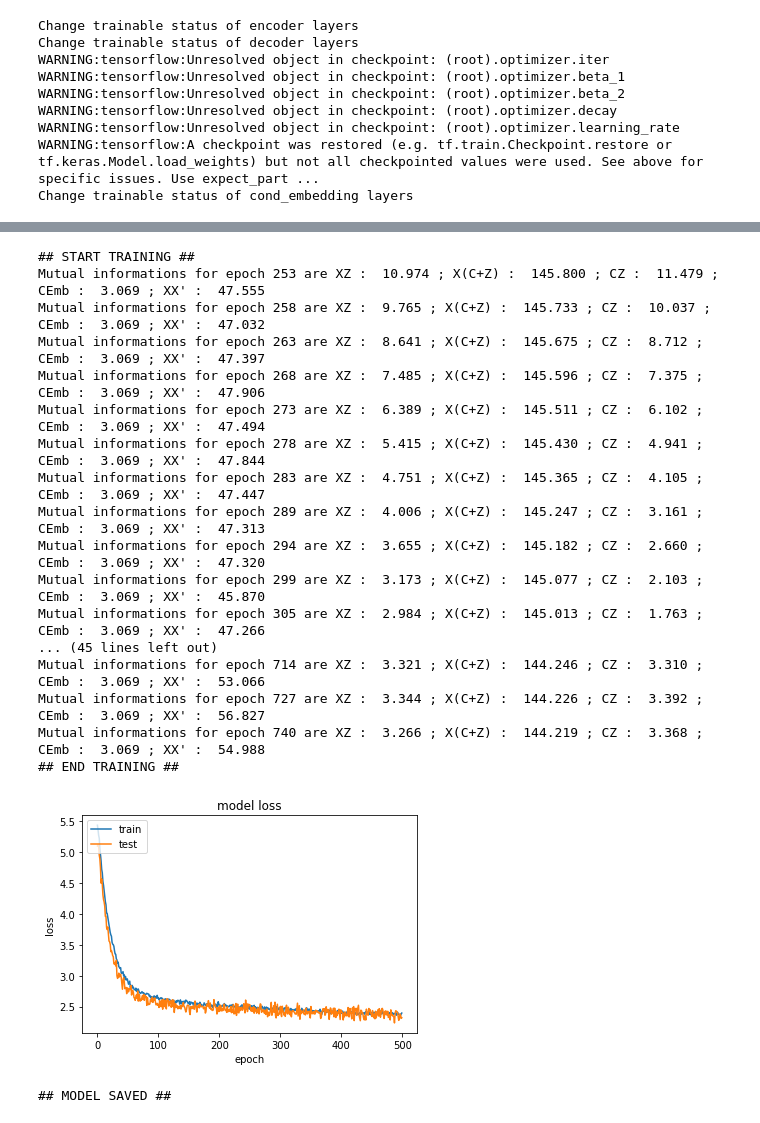
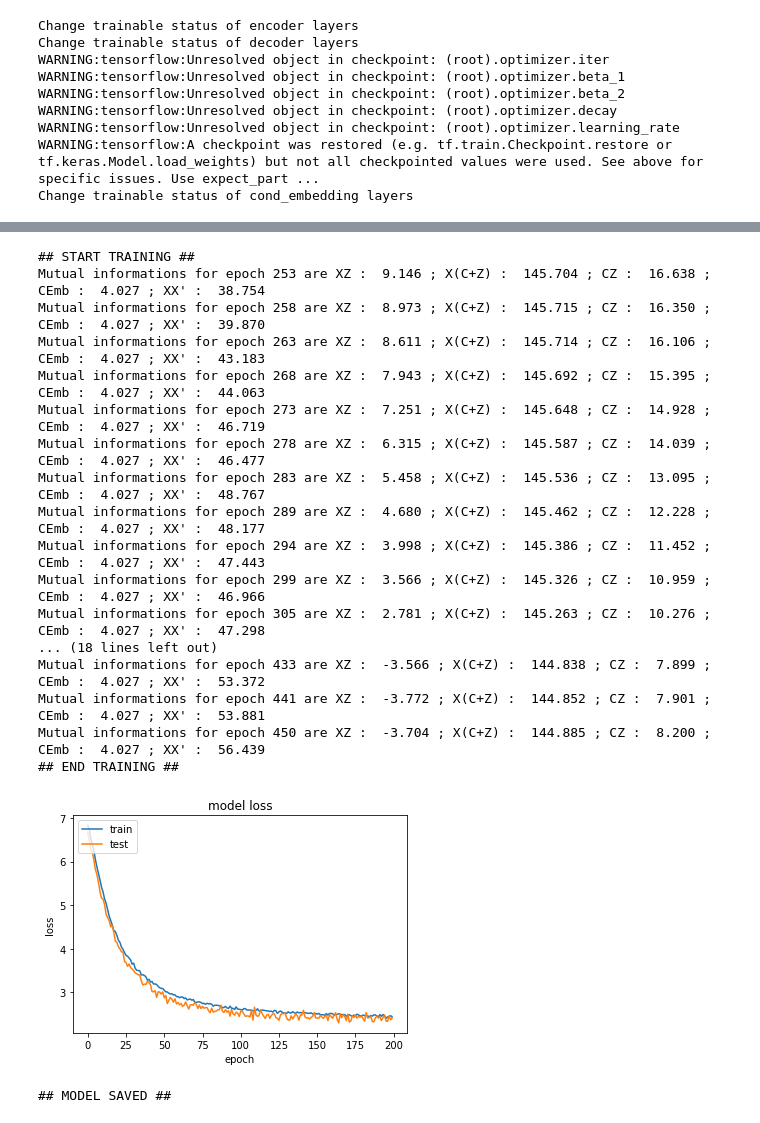
Before and after one commit to GoubetClem/VAE, a Jupyter notebook: Usecase_CVAE.ipynb, the cells around one changed output, grey strips where cells are left out. Drawn from its saved outputs; the diff is of its cells as text; code cells hidden in the pictures.

```diff
--- a/Usecase_CVAE.ipynb
+++ b/Usecase_CVAE.ipynb
@@ -877,7 +879,7 @@ tensorProj = True
 if tensorProj:
     tensorboardProjection(name_model,x,x_hat, x_encoded, x_conso, all_info, log_dir_projector, includeConsumptionProfileImages=True)
 # %%
-to_cond = ["temperature", "month", "day", "weekday"]
+to_cond = ["temperature", "month"]
 dataset_emb, cond_to_emb = get_dataset_autoencoder(dict_xconso=dict_xconso, list_cond=to_cond, embedding=True)
 # %% [output]
 temperature (1830, 48)
@@ -1076,7 +1099,7 @@ vae_params.model_params.encoder_dims = e_dims
 vae_params.model_params.decoder_dims = d_dims
 vae_params.model_params.cond_dims = cond_to_emb
 vae_params.model_params.with_embedding = True
-vae_params.model_params.emb_dims = [[36,22,10],[12,4],[],6]
+vae_params.model_params.emb_dims = [[36,22,10],[12,4],6]
 vae_params.model_params.nb_encoder_ensemble = 1
 
 
@@ -1238,25 +1276,25 @@ True
 # %%
-mi_cvae.train(dataset_emb['train']['x'], dataset['train']['y'], epochs= epochs, verbose=0,
+mi_cvae.train(dataset_emb['train']['x'], dataset['train']['y'], epochs= 200, verbose=0,
               batch_size=batch_size, callbacks=[earl_stop, histinfo])
 # %% [output]
 ## START TRAINING ##
-Mutual informations for epoch 253 are XZ :  10.974 ; X(C+Z) :  145.800 ; CZ :  11.479 ; CEmb :  3.069 ; XX' :  47.555
-Mutual informations for epoch 258 are XZ :  9.765 ; X(C+Z) :  145.733 ; CZ :  10.037 ; CEmb :  3.069 ; XX' :  47.032
-Mutual informations for epoch 263 are XZ :  8.641 ; X(C+Z) :  145.675 ; CZ :  8.712 ; CEmb :  3.069 ; XX' :  47.397
-Mutual informations for epoch 268 are XZ :  7.485 ; X(C+Z) :  145.596 ; CZ :  7.375 ; CEmb :  3.069 ; XX' :  47.906
-Mutual informations for epoch 273 are XZ :  6.389 ; X(C+Z) :  145.511 ; CZ :  6.102 ; CEmb :  3.069 ; XX' :  47.494
-Mutual informations for epoch 278 are XZ :  5.415 ; X(C+Z) :  145.430 ; CZ :  4.941 ; CEmb :  3.069 ; XX' :  47.844
-Mutual informations for epoch 283 are XZ :  4.751 ; X(C+Z) :  145.365 ; CZ :  4.105 ; CEmb :  3.069 ; XX' :  47.447
-Mutual informations for epoch 289 are XZ :  4.006 ; X(C+Z) :  145.247 ; CZ :  3.161 ; CEmb :  3.069 ; XX' :  47.313
-Mutual informations for epoch 294 are XZ :  3.655 ; X(C+Z) :  145.182 ; CZ :  2.660 ; CEmb :  3.069 ; XX' :  47.320
-Mutual informations for epoch 299 are XZ :  3.173 ; X(C+Z) :  145.077 ; CZ :  2.103 ; CEmb :  3.069 ; XX' :  45.870
-Mutual informations for epoch 305 are XZ :  2.984 ; X(C+Z) :  145.013 ; CZ :  1.763 ; CEmb :  3.069 ; XX' :  47.266
-... (45 lines left out)
-Mutual informations for epoch 714 are XZ :  3.321 ; X(C+Z) :  144.246 ; CZ :  3.310 ; CEmb :  3.069 ; XX' :  53.066
-Mutual informations for epoch 727 are XZ :  3.344 ; X(C+Z) :  144.226 ; CZ :  3.392 ; CEmb :  3.069 ; XX' :  56.827
-Mutual informations for epoch 740 are XZ :  3.266 ; X(C+Z) :  144.219 ; CZ :  3.368 ; CEmb :  3.069 ; XX' :  54.988
+Mutual informations for epoch 253 are XZ :  9.146 ; X(C+Z) :  145.704 ; CZ :  16.638 ; CEmb :  4.027 ; XX' :  38.754
+Mutual informations for epoch 258 are XZ :  8.973 ; X(C+Z) :  145.715 ; CZ :  16.350 ; CEmb :  4.027 ; XX' :  39.870
+Mutual informations for epoch 263 are XZ :  8.611 ; X(C+Z) :  145.714 ; CZ :  16.106 ; CEmb :  4.027 ; XX' :  43.183
+Mutual informations for epoch 268 are XZ :  7.943 ; X(C+Z) :  145.692 ; CZ :  15.395 ; CEmb :  4.027 ; XX' :  44.063
+Mutual informations for epoch 273 are XZ :  7.251 ; X(C+Z) :  145.648 ; CZ :  14.928 ; CEmb :  4.027 ; XX' :  46.719
+Mutual informations for epoch 278 are XZ :  6.315 ; X(C+Z) :  145.587 ; CZ :  14.039 ; CEmb :  4.027 ; XX' :  46.477
+Mutual informations for epoch 283 are XZ :  5.458 ; X(C+Z) :  145.536 ; CZ :  13.095 ; CEmb :  4.027 ; XX' :  48.767
+Mutual informations for epoch 289 are XZ :  4.680 ; X(C+Z) :  145.462 ; CZ :  12.228 ; CEmb :  4.027 ; XX' :  48.177
+Mutual informations for epoch 294 are XZ :  3.998 ; X(C+Z) :  145.386 ; CZ :  11.452 ; CEmb :  4.027 ; XX' :  47.443
+Mutual informations for epoch 299 are XZ :  3.566 ; X(C+Z) :  145.326 ; CZ :  10.959 ; CEmb :  4.027 ; XX' :  46.966
+Mutual informations for epoch 305 are XZ :  2.781 ; X(C+Z) :  145.263 ; CZ :  10.276 ; CEmb :  4.027 ; XX' :  47.298
+... (18 lines left out)
+Mutual informations for epoch 433 are XZ :  -3.566 ; X(C+Z) :  144.838 ; CZ :  7.899 ; CEmb :  4.027 ; XX' :  53.372
+Mutual informations for epoch 441 are XZ :  -3.772 ; X(C+Z) :  144.852 ; CZ :  7.901 ; CEmb :  4.027 ; XX' :  53.881
+Mutual informations for epoch 450 are XZ :  -3.704 ; X(C+Z) :  144.885 ; CZ :  8.200 ; CEmb :  4.027 ; XX' :  56.439
 ## END TRAINING ##
-[figure, old version]
+[figure, new version]
 ## MODEL SAVED ##
 # %%
 x_encoded = mi_cvae.encoder.predict(dataset_emb['train']['x'])[0]
```
Also changed, not shown: parts of 30 cells of this notebook, 5 other files.
